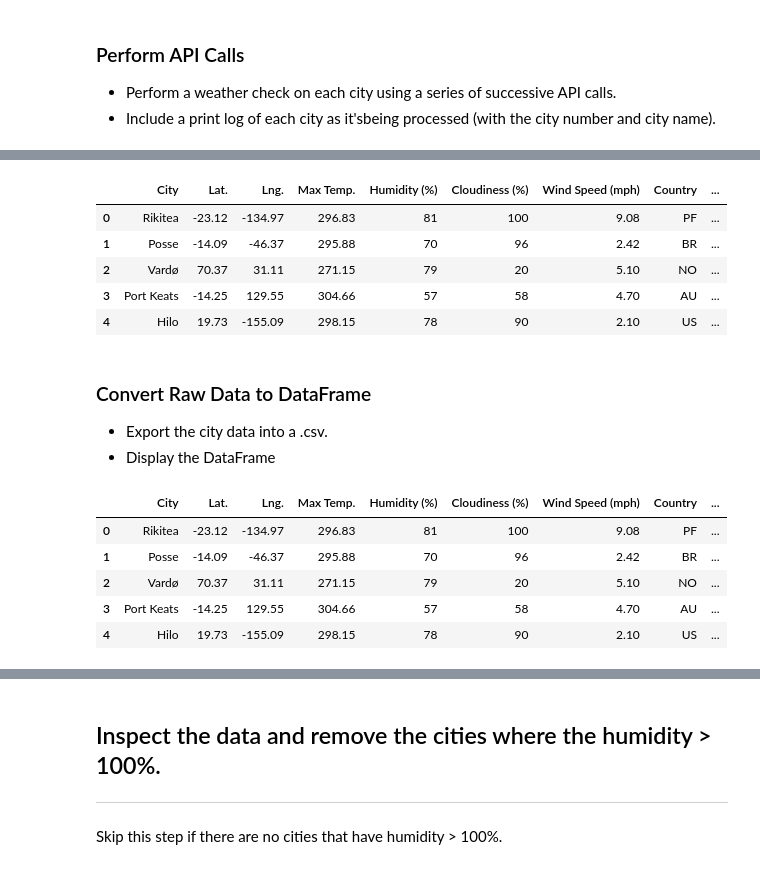
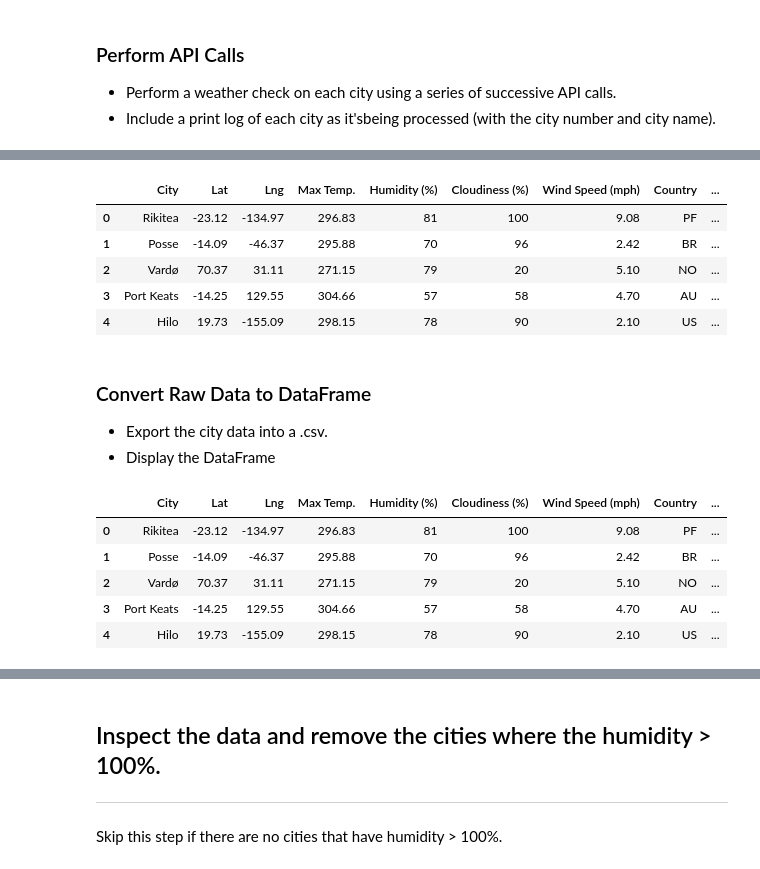
Before and after one commit to Lindsey-G/UCI-Homework-Giron, a Jupyter notebook: Homework_01/06-python-api-challenge/WeatherPy/02-WeatherPy.ipynb, the cells around one changed output, grey strips where cells are left out. Saved outputs shown, nothing was run; the diff lists cells and outputs as text; code cells hidden in the pictures.

```diff
--- a/Homework_01/06-python-api-challenge/WeatherPy/02-WeatherPy.ipynb
+++ b/Homework_01/06-python-api-challenge/WeatherPy/02-WeatherPy.ipynb
@@ -62,8 +63,8 @@ city_list_df.describe()
 | freq | 1 |
 # %%
 # Add column names to dataframe
-city_list_df['Lat.'] = ""
-city_list_df['Lng.'] = ""
+city_list_df['Lat'] = ""
+city_list_df['Lng'] = ""
 city_list_df['Max Temp.'] = ""
 city_list_df['Humidity (%)'] = ""
 city_list_df['Cloudiness (%)'] = ""
@@ -151,24 +152,24 @@ Data Retrival Completed
 # %%
 # Create dictionary with retrieved data for dataframe
 city_dict = {
     "City": city_name,
-    "Lat.": lat,
-    "Lng.": lng,
+    "Lat": lat,
+    "Lng": lng,
     "Max Temp.": temp,
     "Humidity (%)": humidity,
     "Cloudiness (%)": cloudiness,
     "Wind Speed (mph)": wind_speed,
     "Country": country,
     "Date": date
 }
 # Create dataframe
 city_df = pd.DataFrame(city_dict)
 #city_df["City"].describe()
 
 # Display dataframe
 city_df.head()
 # %% [output]
-|  | City | Lat. | Lng. | Max Temp. | Humidity (%) | Cloudiness (%) | Wind Speed (mph) | Country | ... |
+|  | City | Lat | Lng | Max Temp. | Humidity (%) | Cloudiness (%) | Wind Speed (mph) | Country | ... |
 | 0 | Rikitea | -23.12 | -134.97 | 296.83 | 81 | 100 | 9.08 | PF | ... |
 | 1 | Posse | -14.09 | -46.37 | 295.88 | 70 | 96 | 2.42 | BR | ... |
 | 2 | Vardø | 70.37 | 31.11 | 271.15 | 79 | 20 | 5.10 | NO | ... |
@@ -185,7 +186,7 @@ city_df.to_csv("../Output/city_data.csv")
 # Display dataframe
 city_df.head()
 # %% [output]
-|  | City | Lat. | Lng. | Max Temp. | Humidity (%) | Cloudiness (%) | Wind Speed (mph) | Country | ... |
+|  | City | Lat | Lng | Max Temp. | Humidity (%) | Cloudiness (%) | Wind Speed (mph) | Country | ... |
 | 0 | Rikitea | -23.12 | -134.97 | 296.83 | 81 | 100 | 9.08 | PF | ... |
 | 1 | Posse | -14.09 | -46.37 | 295.88 | 70 | 96 | 2.42 | BR | ... |
 | 2 | Vardø | 70.37 | 31.11 | 271.15 | 79 | 20 | 5.10 | NO | ... |
```
Also changed, not shown: parts of 19 cells of this notebook.
